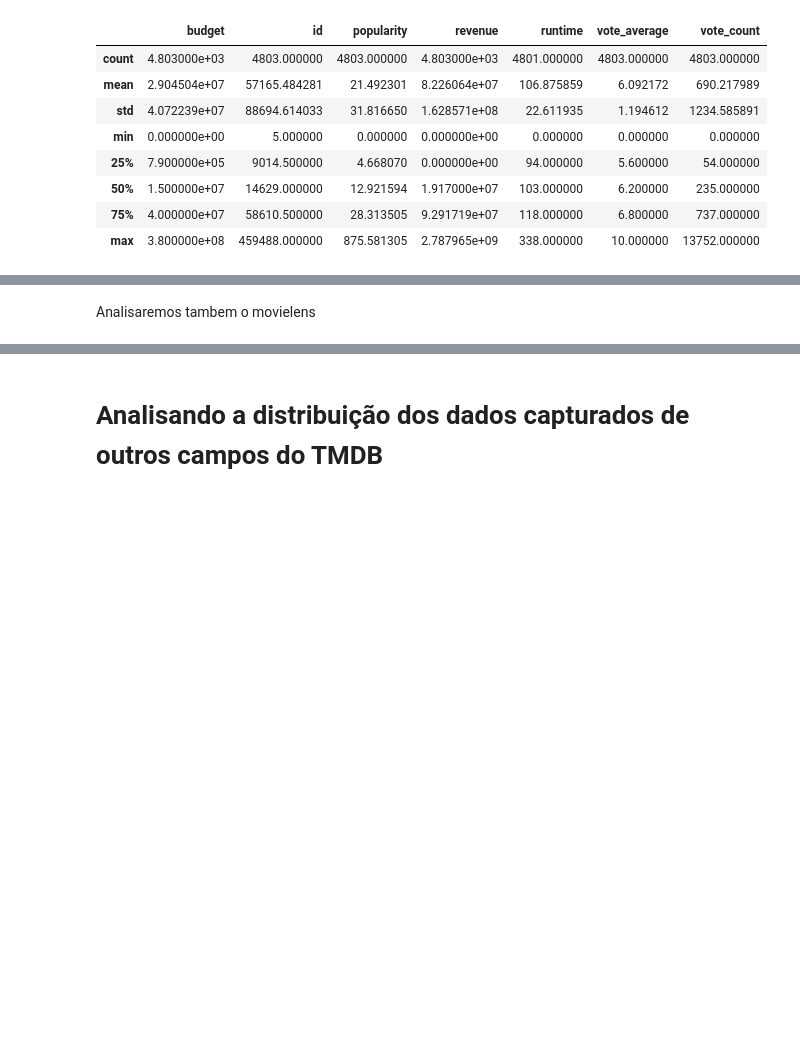
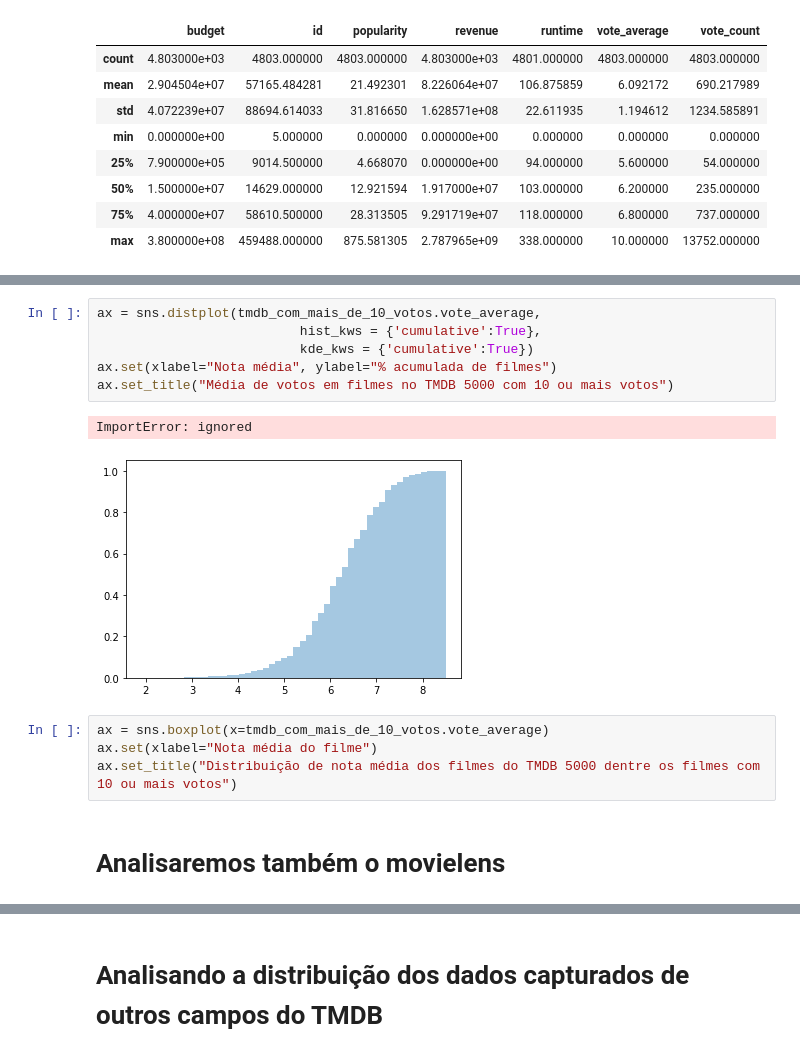
Before and after one commit to DiegoVialle/Data-Science---Introducao-a-testes-estatisticos-com-python, a Jupyter notebook: Data_Science_Introdução_a_Testes.ipynb, the cells around one changed output, grey strips where cells are left out. Saved outputs shown, nothing was run; the diff lists cells and outputs as text; blank space fills up the shorter version.

```diff
--- a/Data_Science_Introdução_a_Testes.ipynb
+++ b/Data_Science_Introdução_a_Testes.ipynb
@@ -79,5 +111,18 @@ Text(0.5, 1.0, 'Média de votos em filmes no TMBD 5000 dentre os filmes com mais
-# %% [markdown]
-Analisaremos tambem o movielens
+# %%
+ax = sns.distplot(tmdb_com_mais_de_10_votos.vote_average,
+                          hist_kws = {'cumulative':True},
+                          kde_kws = {'cumulative':True})
+ax.set(xlabel="Nota média", ylabel="% acumulada de filmes")
+ax.set_title("Média de votos em filmes no TMDB 5000 com 10 ou mais votos")
+# %% [output]
+ImportError: ignored
+[figure, added]
+# %%
+ax = sns.boxplot(x=tmdb_com_mais_de_10_votos.vote_average)
+ax.set(xlabel="Nota média do filme")
+ax.set_title("Distribuição de nota média dos filmes do TMDB 5000 dentre os filmes com 10 ou mais votos")
+# %% [markdown]
+# Analisaremos também o movielens
 # %%
 notas = pd.read_csv("ratings.csv")
 notas.head()
```
Also changed, not shown: parts of 71 cells of this notebook.
